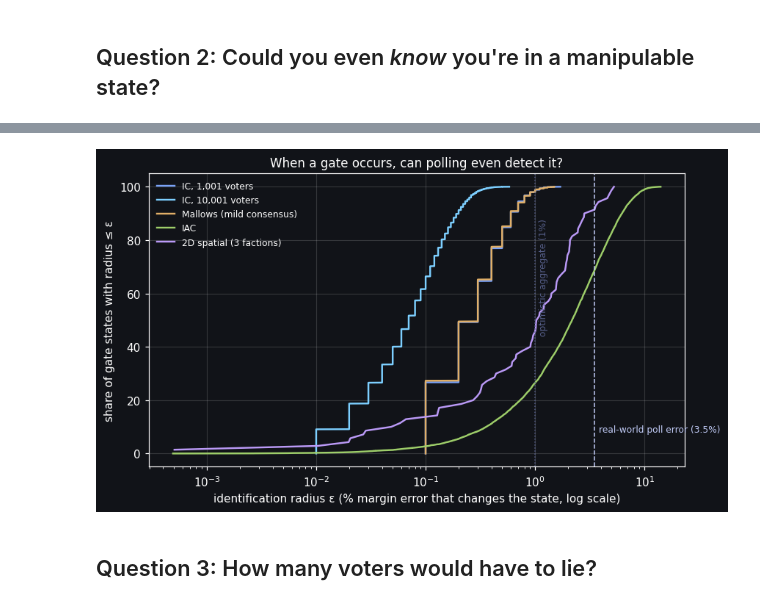
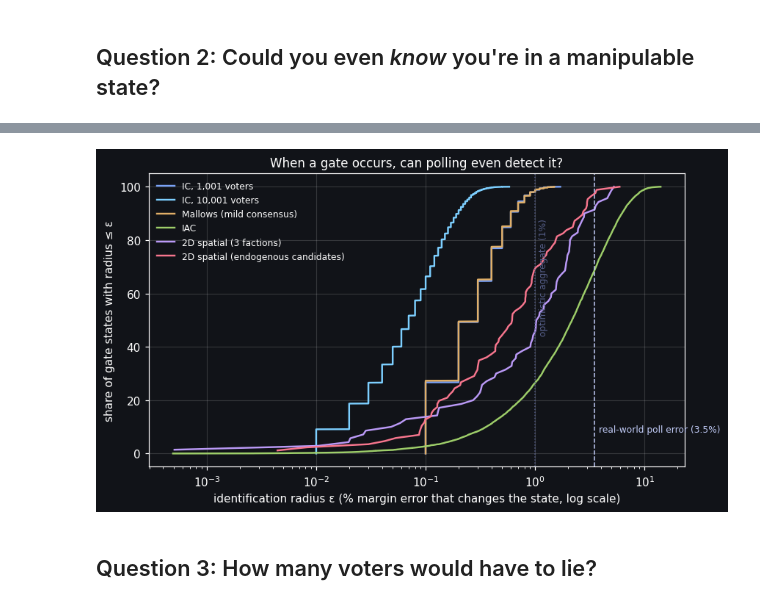
Before and after one commit to eigentaylor/eigentaylor.github.io, a Jupyter notebook: assets/jupyter/better_choices_simulations_minimal.ipynb, the cells around one changed output, grey strips where cells are left out. Saved outputs shown, nothing was run; the diff lists cells and outputs as text; code cells hidden in the pictures.

```diff
--- a/assets/jupyter/better_choices_simulations_minimal.ipynb
+++ b/assets/jupyter/better_choices_simulations_minimal.ipynb
@@ -155,0 +154,29 @@ simulated cultures: IC, 1,001 voters, IC, 10,001 voters, Mallows (mild consensus
+# %%
+# Same voter geometry (centers, wts) as above, but now each candidate is
+# literally a random voter: pick a faction (same inverse-CDF trick used for
+# the pool below), then draw centers[faction] + N(0, s) -- the exact
+# distribution real voters are drawn from -- instead of an independent
+# N(0, 1) unrelated to the electorate.
+cid_c = (rng.random((Nsp, 3, 1)) > np.cumsum(wts, axis=1)[:, None, :]).sum(axis=2)
+mu_c  = np.take_along_axis(centers, cid_c[:, :, None], axis=1)
+cand2 = mu_c + rng.normal(0, s, size=(Nsp, 3, 2))
+
+A2_, B2_, C2_ = cand2[:, 0], cand2[:, 1], cand2[:, 2]
+sp2 = dict(mAB=spatial_margin(A2_, B2_), mBC=spatial_margin(B2_, C2_),
+           mCA=spatial_margin(C2_, A2_))
+
+_, sid_sp2 = classify(sp2['mAB'], sp2['mBC'], sp2['mCA'])
+pool2 = np.full(Nsp, np.nan)
+hits2 = np.flatnonzero(sid_sp2 >= 0)
+for lo in range(0, len(hits2), 5000):
+    idx = hits2[lo:lo+5000]
+    cid = (rng.random((len(idx), V, 1))
+           > np.cumsum(wts[idx], axis=1)[:, None, :]).sum(axis=2)
+    mu = np.take_along_axis(centers[idx], cid[:, :, None], axis=1)
+    x = mu + rng.normal(0, s, size=(len(idx), V, 2))
+    d2 = ((x[:, :, None, :] - cand2[idx][:, None, :, :])**2).sum(axis=3)
+    pool2[idx] = ((d2[:,:,0] < d2[:,:,1]) & (d2[:,:,1] < d2[:,:,2])).mean(axis=1)
+sp2['pool'] = pool2
+cultures['2D spatial (endogenous candidates)'] = sp2
+
+print('simulated cultures:', ', '.join(cultures))
@@ -250,32 +281,32 @@ pd.DataFrame(rows).set_index(['model', 'state'])
 # %%
 import matplotlib
 matplotlib.use('Agg')
 import matplotlib.pyplot as plt
 %matplotlib inline
 
 plt.style.use('dark_background')
 fig, ax = plt.subplots(figsize=(8, 4.6), dpi=110)
 fig.patch.set_facecolor('#111318'); ax.set_facecolor('#111318')
-colors = ['#7aa2f7', '#7dcfff', '#e0af68', '#9ece6a', '#bb9af7']
+colors = ['#7aa2f7', '#7dcfff', '#e0af68', '#9ece6a', '#bb9af7', '#f7768e']
 for (name, cu), col in zip(cultures.items(), colors):
     M = np.abs(np.stack([cu['mAB'], cu['mBC'], cu['mCA']], axis=1)); M.sort(axis=1)
     eps = np.minimum(M[:,0], np.minimum(M[:,1]-M[:,0], M[:,2]-M[:,1]))
     _, sid = classify(cu['mAB'], cu['mBC'], cu['mCA'])
     e = np.sort(eps[np.isin(sid, list(GATE_IDS))])
     ax.plot(e*100, np.arange(1, len(e)+1)/len(e)*100, color=col, lw=1.6, label=name)
 ax.axvline(3.5, color='#c0caf5', ls='--', lw=1)
 ax.text(3.8, 8, 'real-world poll error (3.5%)', color='#c0caf5', fontsize=8)
 ax.axvline(1.0, color='#565f89', ls=':', lw=1)
 ax.text(1.08, 45, 'optimistic aggregate (1%)', color='#565f89', fontsize=8, rotation=90)
 ax.set_xscale('log')
 ax.set_xlabel('identification radius ε (% margin error that changes the state, log scale)')
 ax.set_ylabel('share of gate states with radius ≤ ε')
 ax.set_title('When a gate occurs, can polling even detect it?', fontsize=11)
 ax.legend(frameon=False, fontsize=8, loc='upper left')
 ax.grid(alpha=0.15)
 plt.tight_layout(); plt.show()
 # %% [output]
-[figure, old version]
+[figure, new version]
 # %% [markdown]
 ## Question 3: How many voters would have to lie?
 # %%
```
Also changed, not shown: parts of 8 cells of this notebook.
